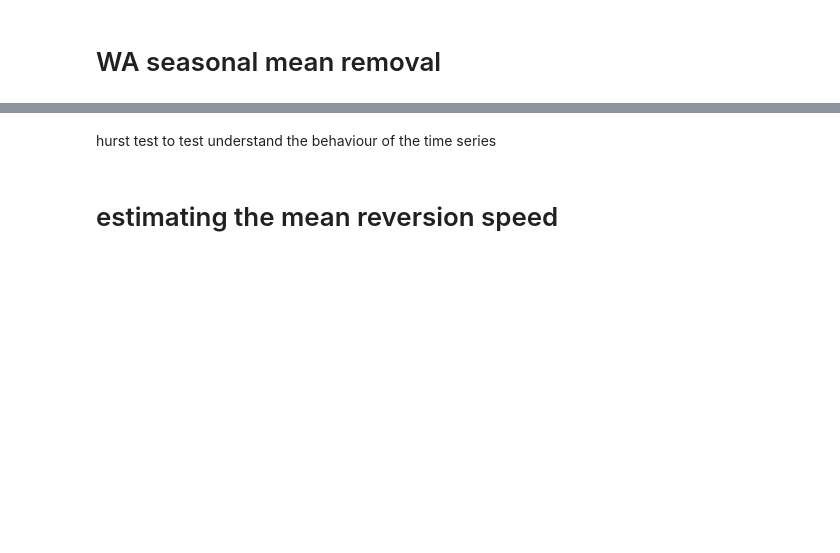
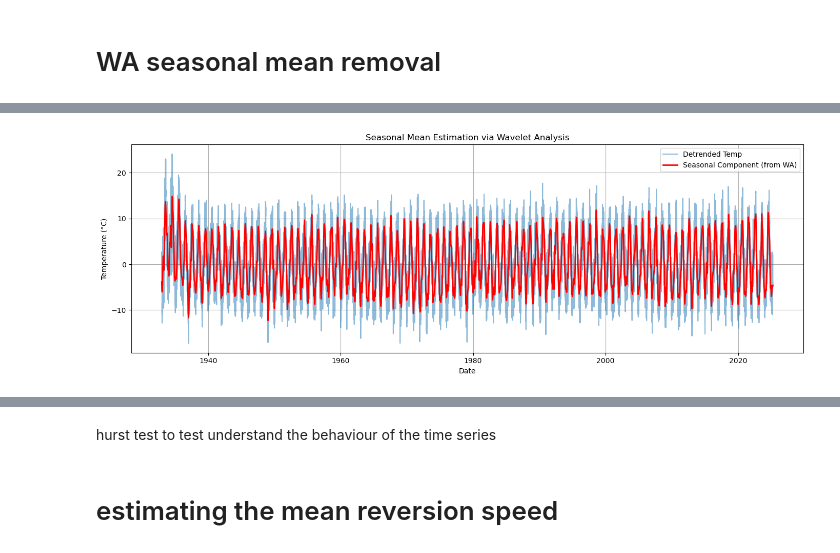
Before and after one commit to GianiRanzetti/Minerva---Weather-Derivatives, a Jupyter notebook: WN_model/main_WA_model.ipynb, the cells around one changed output, grey strips where cells are left out. Drawn from its saved outputs; the diff is of its cells as text; code cells hidden in the pictures; blank space fills up the shorter version.

```diff
--- a/WN_model/main_WA_model.ipynb
+++ b/WN_model/main_WA_model.ipynb
@@ -172,0 +192,9 @@ temp_data_with_day['deseasonalized_detrended'] = deseasonalized_detrended
+# %%
+
+from WA_seasonal_mean import wavelet_decompose
+
+coeff_dict = wavelet_decompose(df['detrended_temp'], wavelet_name='db11')
+
+# Inspect
+for key, value in coeff_dict.items():
+    print(f"{key}: shape = {value.shape}")
@@ -172,0 +213,26 @@ temp_data_with_day['deseasonalized_detrended'] = deseasonalized_detrended
+# %%
+from WA_seasonal_mean import wavelet_reconstruct
+
+keep = ['approx', 'detail_1', 'detail_2', 'detail_3', 'detail_4', 'detail_5']
+
+# Reconstruct seasonal component
+seasonal_component = wavelet_reconstruct(coeff_dict, keep, wavelet_name='db11')
+
+# Add to DataFrame
+df['seasonal'] = seasonal_component[:len(df)]  # match original length in case of rounding
+
+# Plot to visualize seasonal component
+plt.figure(figsize=(14, 5))
+
+plt.plot(df['date'], df['detrended_temp'], label='Detrended Temp', alpha=0.5)
+plt.plot(df['date'], df['seasonal'], label='Seasonal Component (from WA)', color='red', linewidth=2)
+
+plt.title('Seasonal Mean Estimation via Wavelet Analysis')
+plt.xlabel('Date')
+plt.ylabel('Temperature (°C)')
+plt.legend()
+plt.tight_layout()
+plt.grid(True)
+plt.show()
+# %% [output]
+[figure, added]
```
Also changed, not shown: parts of 15 cells of this notebook.
